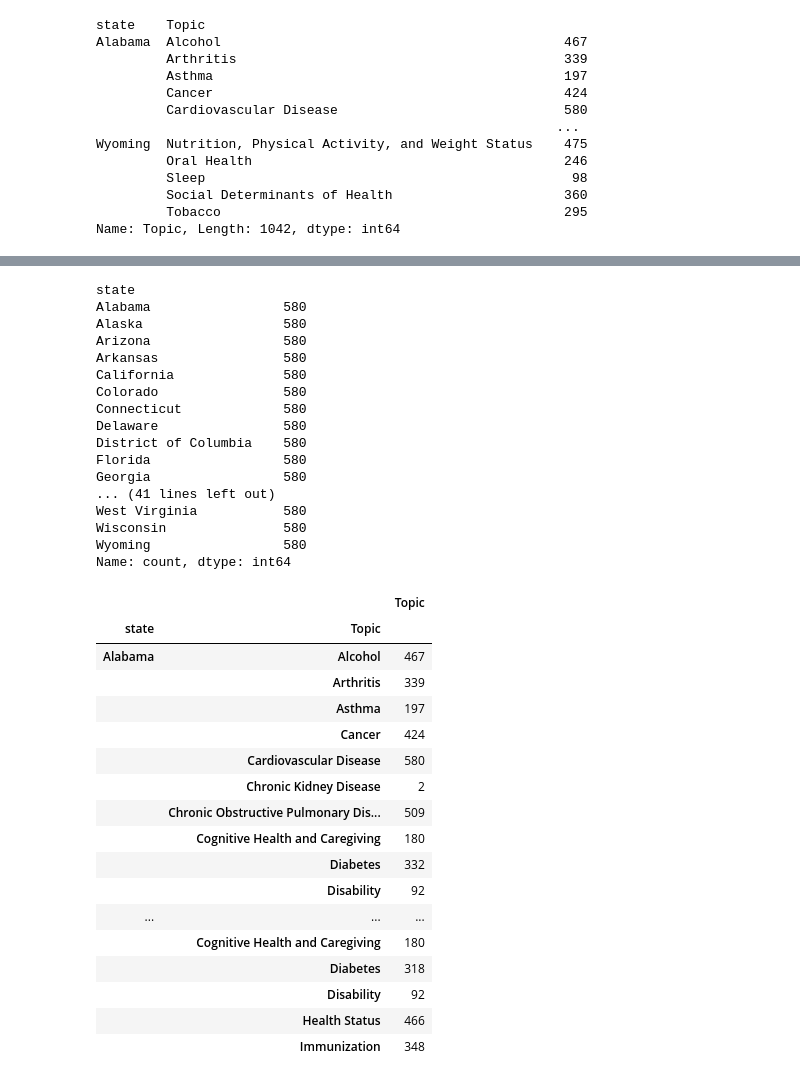
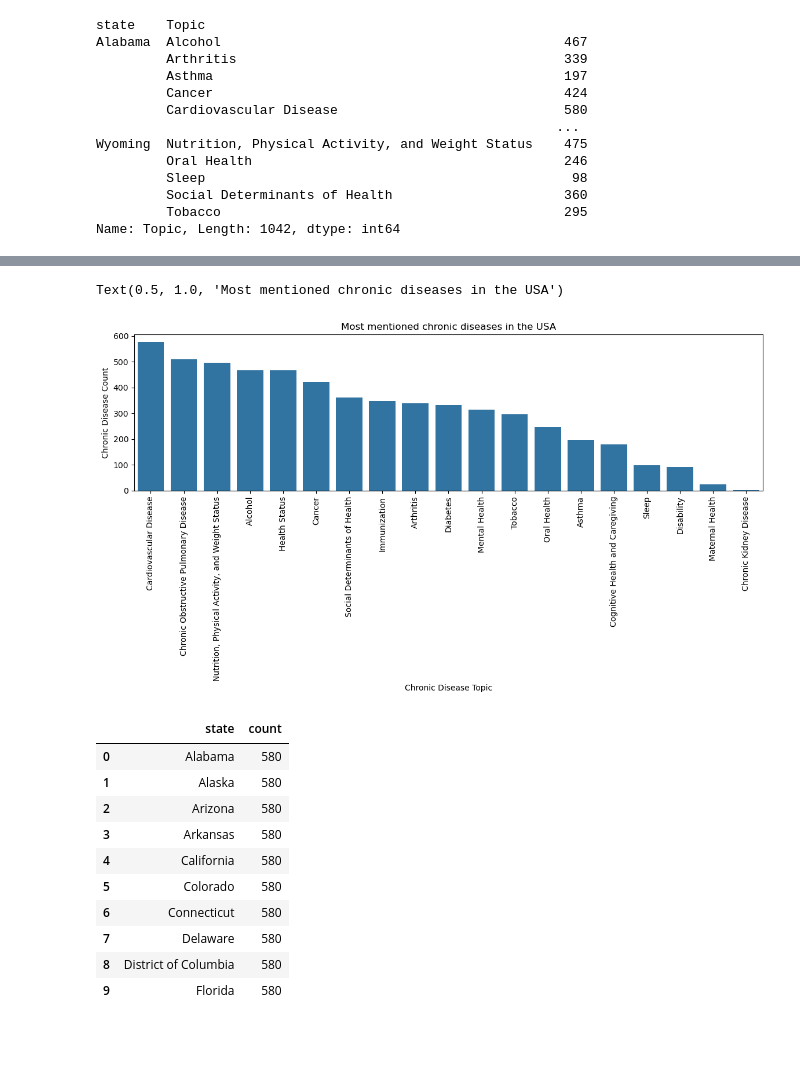
Before and after one commit to Nathan-Savage/chronic_diseases_project, a Jupyter notebook: chronic_diseases-MA.ipynb, the cells around one changed output, grey strips where cells are left out. Saved outputs shown, nothing was run; the diff lists cells and outputs as text; code cells hidden in the pictures; blank space fills up the shorter version.

```diff
--- a/chronic_diseases-MA.ipynb
+++ b/chronic_diseases-MA.ipynb
@@ -259,43 +263,26 @@ sorted_grouped_counts_df
+# %%
+plt.figure(figsize=(14, 3.5))
+sns.barplot(x='Topic', y='count', data=United_States_df)
+plt.xticks(rotation=90)
+
+plt.xlabel('Chronic Disease Topic')
+plt.ylabel('Chronic Disease Count')
+plt.title('Most mentioned chronic diseases in the USA')
+# %% [output]
+Text(0.5, 1.0, 'Most mentioned chronic diseases in the USA')
+[figure, added]
 # %%
-max_counts = sorted_grouped_counts_df.groupby('state')['count'].max()
-max_counts
+max_counts = sorted_grouped_counts_df.groupby('state')['count'].max().reset_index()
+max_counts.head(10)
 # %% [output]
-state
-Alabama                 580
-Alaska                  580
-Arizona                 580
-Arkansas                580
-California              580
-Colorado                580
-Connecticut             580
-Delaware                580
-District of Columbia    580
-Florida                 580
-Georgia                 580
-... (41 lines left out)
-West Virginia           580
-Wisconsin               580
-Wyoming                 580
-Name: count, dtype: int64
+|  | state | count |
+| 0 | Alabama | 580 |
+| 1 | Alaska | 580 |
+| 2 | Arizona | 580 |
+| 3 | Arkansas | 580 |
+| 4 | California | 580 |
+| 5 | Colorado | 580 |
+| 6 | Connecticut | 580 |
+| 7 | Delaware | 580 |
+| 8 | District of Columbia | 580 |
+| 9 | Florida | 580 |
-# %%
-grouped_dataSource = pd.DataFrame(sorted_grouped_counts_df)
-grouped_dataSource.head(50)
-# %% [output]
-|  |  | Topic |
-| state | Topic |  |
-| Alabama | Alcohol | 467 |
-|  | Arthritis | 339 |
-|  | Asthma | 197 |
-|  | Cancer | 424 |
-|  | Cardiovascular Disease | 580 |
-|  | Chronic Kidney Disease | 2 |
-|  | Chronic Obstructive Pulmonary Dis... | 509 |
-|  | Cognitive Health and Caregiving | 180 |
-|  | Diabetes | 332 |
-|  | Disability | 92 |
-| ... | ... | ... |
-|  | Cognitive Health and Caregiving | 180 |
-|  | Diabetes | 318 |
-|  | Disability | 92 |
-|  | Health Status | 466 |
-|  | Immunization | 348 |
```
Also changed, not shown: parts of 13 cells of this notebook.
